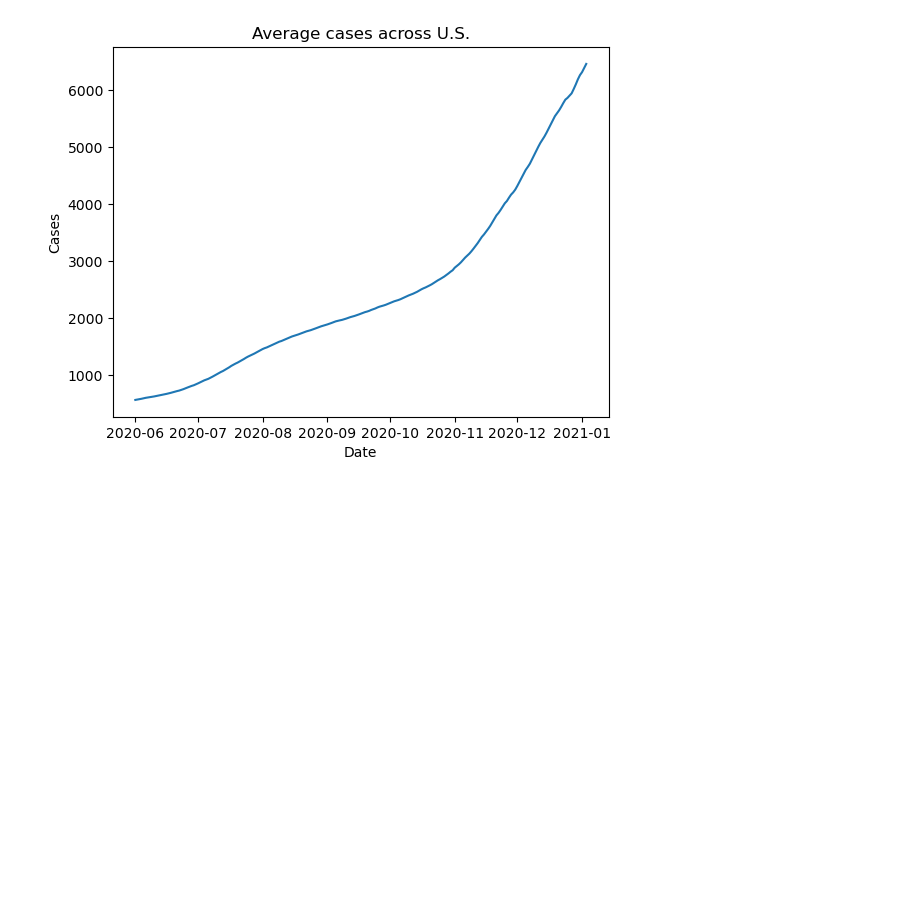
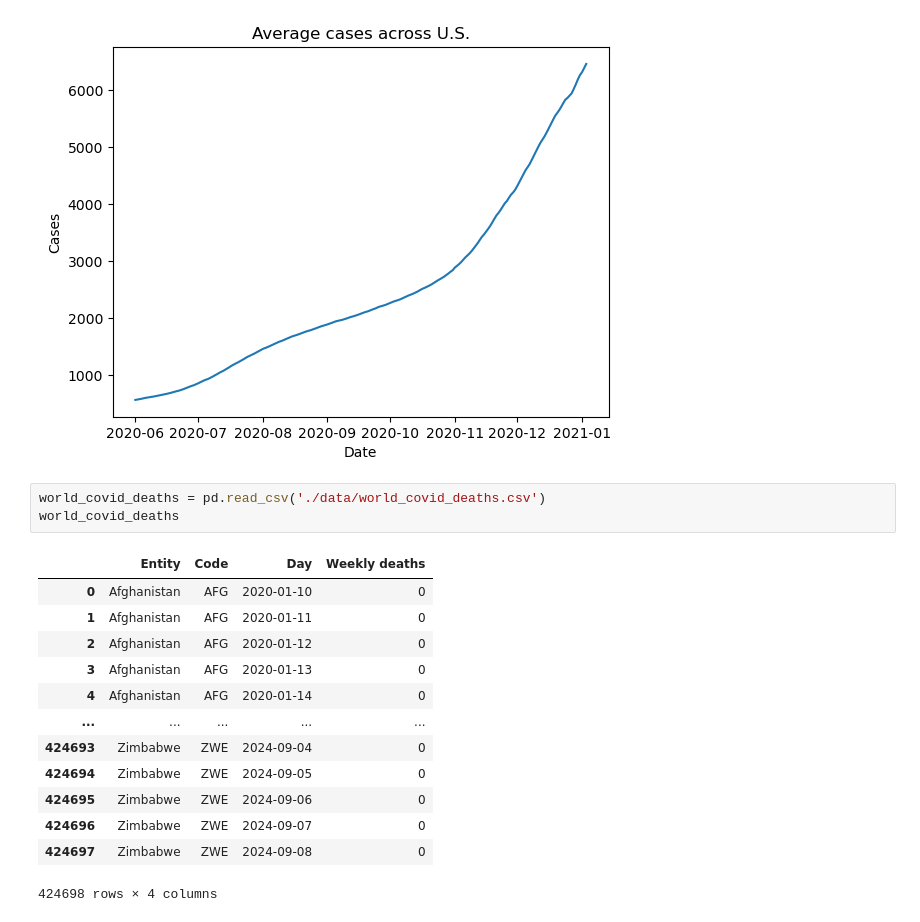
Before and after one commit to smbarber2/405ProjectGroup1, a Jupyter notebook: group_stage2.ipynb, the cells around one changed output. Saved outputs shown, nothing was run; the diff lists cells and outputs as text; blank space fills up the shorter version.

```diff
--- a/group_stage2.ipynb
+++ b/group_stage2.ipynb
@@ -103,3 +99,20 @@ plt.ylabel('Cases')
 plt.show()
 # %% [output]
 [figure]
+# %%
+world_covid_deaths = pd.read_csv('./data/world_covid_deaths.csv')
+world_covid_deaths
+# %% [output]
+|  | Entity | Code | Day | Weekly deaths |
+| 0 | Afghanistan | AFG | 2020-01-10 | 0 |
+| 1 | Afghanistan | AFG | 2020-01-11 | 0 |
+| 2 | Afghanistan | AFG | 2020-01-12 | 0 |
+| 3 | Afghanistan | AFG | 2020-01-13 | 0 |
+| 4 | Afghanistan | AFG | 2020-01-14 | 0 |
+| ... | ... | ... | ... | ... |
+| 424693 | Zimbabwe | ZWE | 2024-09-04 | 0 |
+| 424694 | Zimbabwe | ZWE | 2024-09-05 | 0 |
+| 424695 | Zimbabwe | ZWE | 2024-09-06 | 0 |
+| 424696 | Zimbabwe | ZWE | 2024-09-07 | 0 |
+| 424697 | Zimbabwe | ZWE | 2024-09-08 | 0 |
+424698 rows × 4 columns
```
Also changed, not shown: parts of 8 cells of this notebook.
